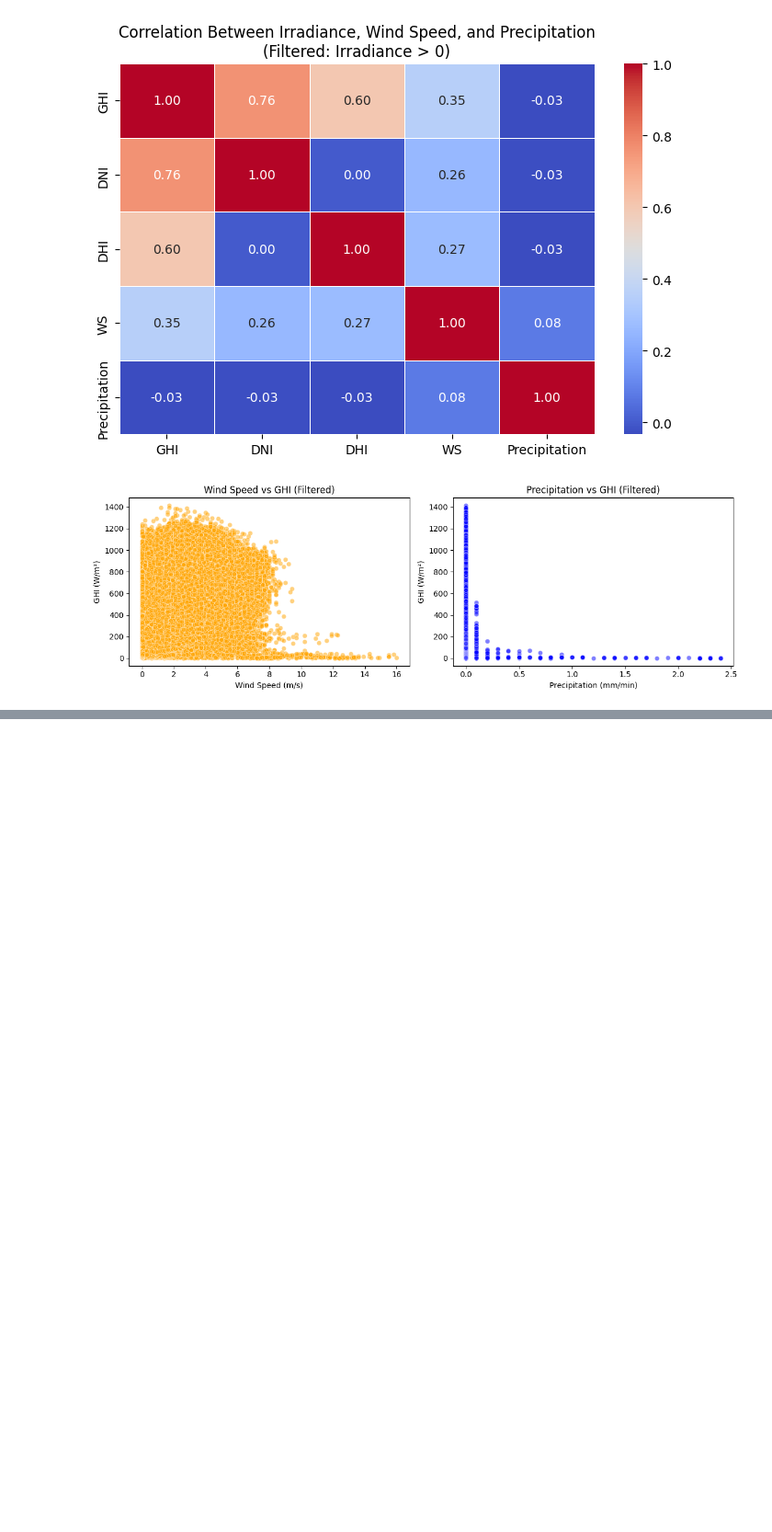
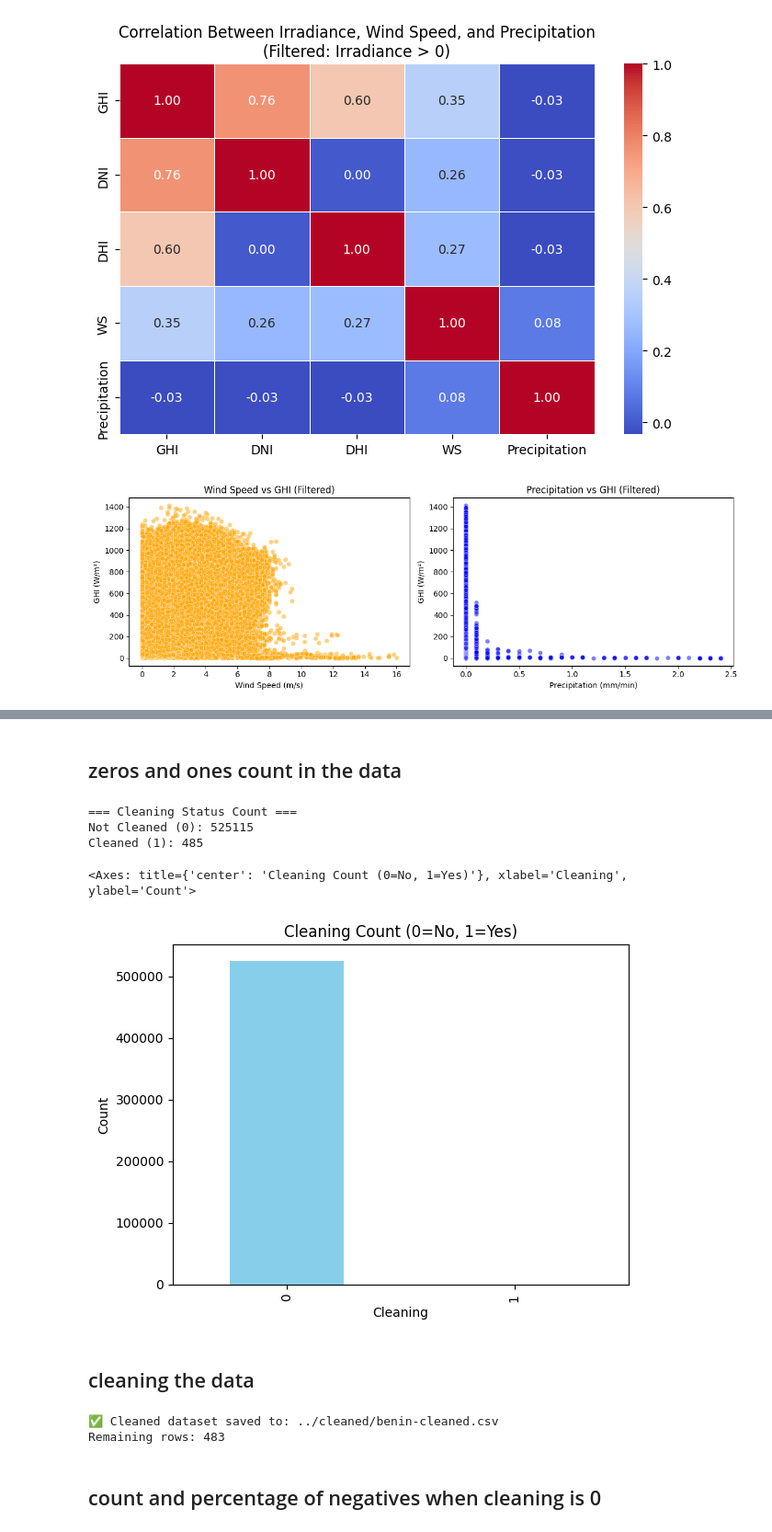
Before and after one commit to Abrhammmo/solar-challenge-week0, a Jupyter notebook: notebook/benin_eda.ipynb, the cells around one changed output, grey strips where cells are left out. Shown at 92% size. Drawn from its saved outputs; the diff is of its cells as text; code cells hidden in the pictures; blank space fills up the shorter version.

```diff
--- a/notebook/benin_eda.ipynb
+++ b/notebook/benin_eda.ipynb
@@ -904,0 +1025,68 @@ Precipitation -0.033575 -0.026302 -0.032728  0.076341       1.000000
+# %% [markdown]
+## zeros and ones count in the data
+# %%
+import pandas as pd
+
+# Load your dataset (update the path)
+df = pd.read_csv("../data/benin-malanville.csv")
+
+# Make sure the column is numeric (just in case)
+df['Cleaning'] = df['Cleaning'].astype(int)
+
+# Count the occurrences of 0s and 1s
+cleaning_counts = df['Cleaning'].value_counts().sort_index()
+
+print("=== Cleaning Status Count ===")
+print(f"Not Cleaned (0): {cleaning_counts.get(0, 0)}")
+print(f"Cleaned (1): {cleaning_counts.get(1, 0)}")
+
+# Optional: visualize as a small bar chart
+cleaning_counts.plot(kind='bar', color=['skyblue', 'orange'], title='Cleaning Count (0=No, 1=Yes)', ylabel='Count')
+# %% [output]
+=== Cleaning Status Count ===
+Not Cleaned (0): 525115
+Cleaned (1): 485
+<Axes: title={'center': 'Cleaning Count (0=No, 1=Yes)'}, xlabel='Cleaning', ylabel='Count'>
+[figure, added]
+# %% [markdown]
+## cleaning the data
+# %%
+import pandas as pd
+import os
+
+# === 1. Load the dataset ===
+input_path = "../data/benin-malanville.csv"   # Source file
+output_path = "../cleaned/benin-cleaned.csv"  # Destination file
+
+# Read the CSV file
+df = pd.read_csv(input_path)
+
+# === 2. Drop the 'Comments' column if it exists ===
+if 'Comments' in df.columns:
+    df = df.drop(columns=['Comments'])
+
+# === 3. Keep only rows where Cleaning == 1 ===
+if 'Cleaning' in df.columns:
+    df = df[df['Cleaning'] == 1]
+else:
+    raise KeyError("The dataset doesn't have a 'Cleaning' column.")
+
+# === 4. Keep only rows where irradiance values are non-negative ===
+irradiance_vars = ['GHI', 'DNI', 'DHI', 'ModA', 'ModB']
+
+# Filter condition (only rows with all irradiance values ≥ 0)
+df = df[(df[irradiance_vars] >= 0).all(axis=1)]
+
+# === 5. Make sure the output directory exists ===
+os.makedirs(os.path.dirname(output_path), exist_ok=True)
+
+# === 6. Save the cleaned data ===
+df.to_csv(output_path, index=False)
+
+print(f"✅ Cleaned dataset saved to: {output_path}")
+print(f"Remaining rows: {len(df)}")
+# %% [output]
+✅ Cleaned dataset saved to: ../cleaned/benin-cleaned.csv
+Remaining rows: 483
+# %% [markdown]
+## count and percentage of negatives when cleaning is 0
```
Also changed, not shown: parts of 13 cells of this notebook, 1 other file.
